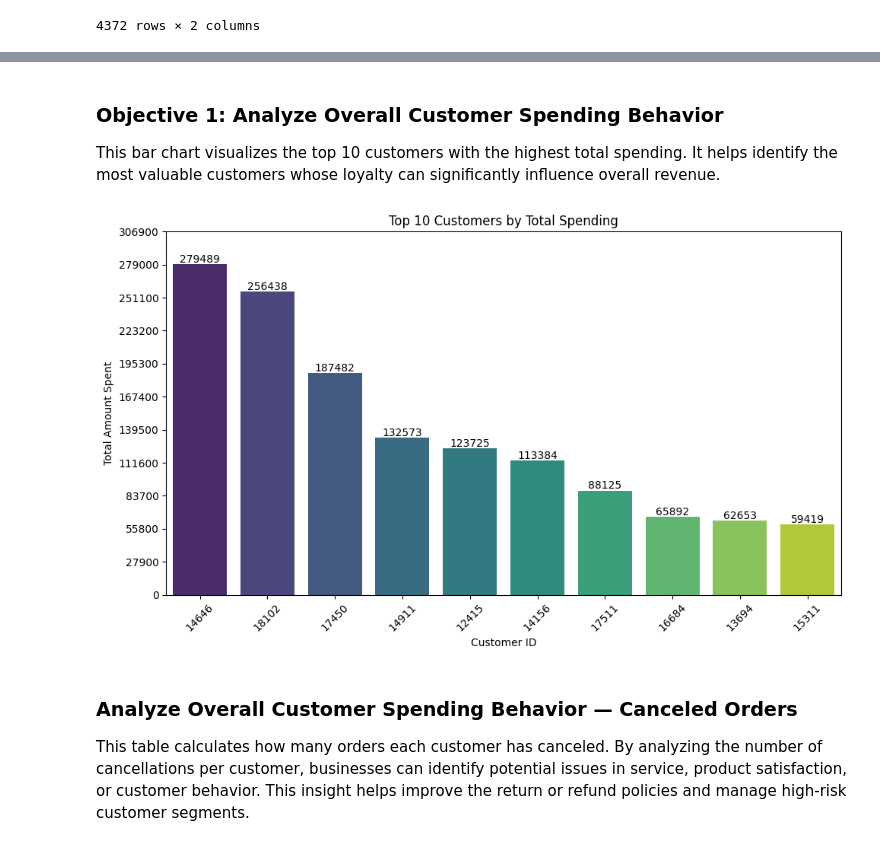
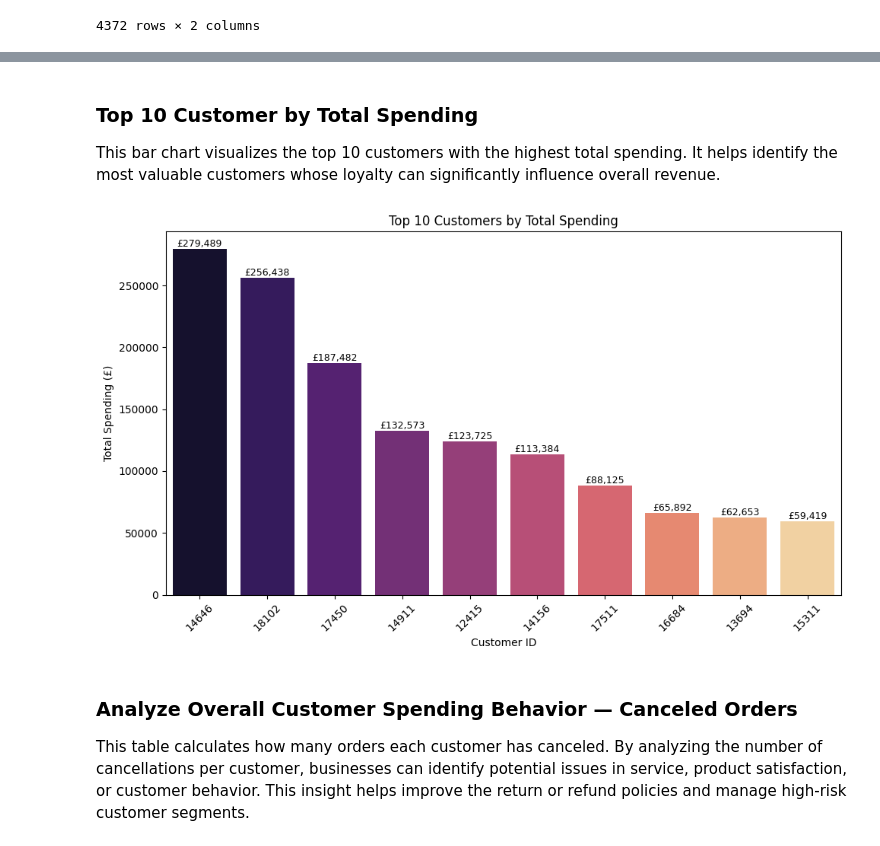
Before and after one commit to VardhanVarikuti/customer-segmentation-retail, a Jupyter notebook: CustomerSegmentation.ipynb, the cells around one changed output, grey strips where cells are left out. Drawn from its saved outputs; the diff is of its cells as text; code cells hidden in the pictures.

```diff
--- a/CustomerSegmentation.ipynb
+++ b/CustomerSegmentation.ipynb
@@ -133,29 +182,31 @@ orders_per_customer
 # %% [markdown]
-### Objective 1: Analyze Overall Customer Spending Behavior
+### Top 10 Customer by Total Spending
 
 This bar chart visualizes the top 10 customers with the highest total spending. It helps identify the most valuable customers whose loyalty can significantly influence overall revenue.
 # %%
-top_spenders = customer_spending.sort_values('TotalSpent', ascending=False).head(10).reset_index(drop=True)
+# Top 10 customers by total spending
+top_customers = customer_spending.nlargest(10, 'TotalSpent')
+plt.figure(figsize=(10,6))
+ax = sns.barplot(
+    data=top_customers,
+    x='CustomerID',
+    y='TotalSpent',
+    palette='magma',
+    order=top_customers.sort_values('TotalSpent', ascending=False)['CustomerID'].astype(str)
+)
 
-plt.figure(figsize=(10,6))
-sns.barplot(data=top_spenders, x=top_spenders.index, y='TotalSpent', palette='viridis')
+for bar in ax.patches:
+    height = bar.get_height()
+    ax.text(bar.get_x() + bar.get_width()/2, height, f'£{height:,.0f}', ha='center', va='bottom', fontsize=9)
 
-plt.xticks(ticks=top_spenders.index, labels=top_spenders['CustomerID'].astype(str), rotation=45)
 plt.title('Top 10 Customers by Total Spending')
 plt.xlabel('Customer ID')
-plt.ylabel('Total Amount Spent')
-
-max_spent = top_spenders['TotalSpent'].max()
-interval = round(max_spent / 10, -2)
-plt.yticks(np.arange(0, max_spent + interval, interval))
-
-for i, row in top_spenders.iterrows():
-    plt.text(i, row['TotalSpent'] + (interval * 0.05), f"{row['TotalSpent']:.0f}", ha='center')
-
+plt.ylabel('Total Spending (£)')
+plt.xticks(rotation=45)
 plt.tight_layout()
 plt.show()
 # %% [output]
-[figure, old version]
+[figure, new version]
 # %% [markdown]
 ### Analyze Overall Customer Spending Behavior — Canceled Orders
 
```
Also changed, not shown: parts of 21 cells of this notebook.
